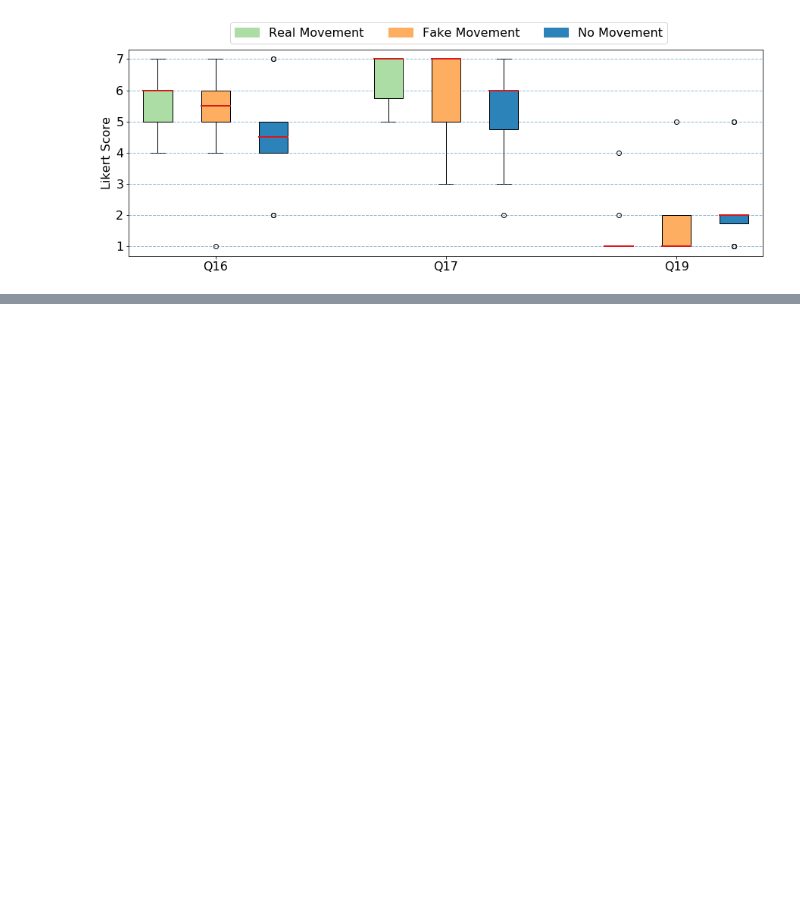
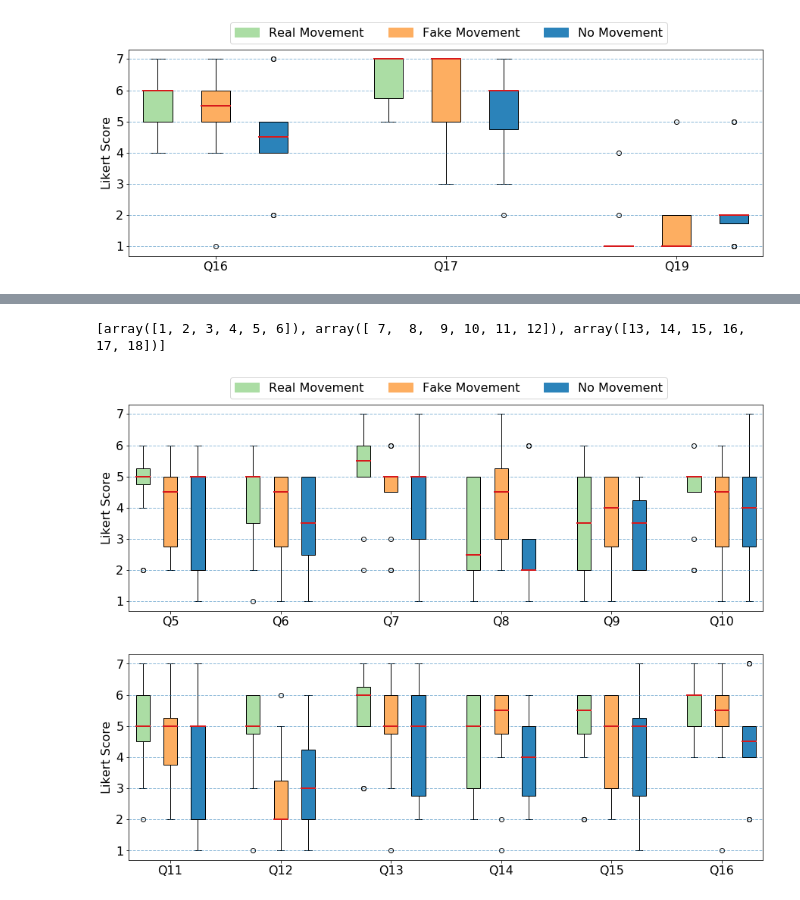
Before and after one commit to J0ekr/VR-Project-MeetingStudy, a Jupyter notebook: eval/plots-co-presence.ipynb, the cells around one changed output, grey strips where cells are left out. Saved outputs shown, nothing was run; the diff lists cells and outputs as text; code cells hidden in the pictures; blank space fills up the shorter version.

Commit message:
changed co presence box plots and other pictures

```diff
--- a/eval/plots-co-presence.ipynb
+++ b/eval/plots-co-presence.ipynb
@@ -174,3 +174,11 @@ for j in [questions1, questions2]:
 # %% [output]
 [figure]
 [figure]
+# %%
+pos = []
+for i in range(6*4):
+    if i%4 == 0:
+        continue
+    pos.append(i)
+
+pos
@@ -176,0 +187,72 @@ for j in [questions1, questions2]:
+# %%
+question_labels = ['Real Movement', 'Fake Movement', 'No Movement']
+colors = ['#abdda4','#fdae61','#2b83ba','#d7191c']
+
+questions = np.arange(1, 19)
+
+qlabels = [["Q5", "Q6", "Q7", "Q8", "Q9", "Q10"], ["Q11", "Q12", "Q13", "Q14", "Q15", "Q16"],
+      ["Q17", "Q18", "Q19", "Q20", "Q21", "Q22"]]
+
+qs = [np.arange(1, 7), np.arange(7, 13), np.arange(13, 19)]
+print(qs)
+patches = []
+for i in range(len(question_labels)):
+    patch = mpatches.Patch(color=colors[i], label=question_labels[i])
+    patches.append(patch)
+
+for k in range(len(qs)):
+
+    fig, ax = plt.subplots(1,figsize = (15,5))
+
+    plt.rcParams.update({'font.size': 16})
+
+
+    data = []
+    for i, q in enumerate(qs[k]):
+
+        real = df[df.condition == "real"][str(q)].values
+        fake = df[df.condition == "fake"][str(q)].values
+        none = df[df.condition == "none"][str(q)].values
+        data.append(real)
+        data.append(fake)
+        data.append(none)
+
+
+    bp = ax.boxplot(data, positions = pos, patch_artist=True)
+
+
+    ax.set_ylabel("Likert Score")
+    if(k == 0):
+        plt.legend(handles = patches,ncol = 3, bbox_to_anchor=(0.15, 1))
+
+    plt.xticks(np.arange(2, 24, 4), qlabels[k])
+
+
+
+    i = 1
+    for box in bp['boxes']:
+        if i % 3 == 1:
+            # change fill color
+            box.set( facecolor = colors[0] )
+        elif i%3 == 2:
+            box.set( facecolor = colors[1] )
+        else:
+            # change fill color
+            box.set( facecolor = colors[2] )
+        i += 1
+
+    for median in bp['medians']:
+        median.set(color=colors[3], linewidth=2)
+        #ax.set_xticklabels(["Low_level", "High_level"])
+
+
+    for i in range(1,8):
+        ax.axhline(y=i, xmin=0, xmax=21, linestyle = "--", alpha = 0.5,linewidth = 1, label=False)
+
+    plt.savefig("co-presenceAll" + str(k) + ".pdf", bbox_inches="tight")
+    plt.savefig("co-presenceAll" + str(k) + ".svg", bbox_inches="tight")
+    plt.show()
+# %% [output]
+[array([1, 2, 3, 4, 5, 6]), array([ 7,  8,  9, 10, 11, 12]), array([13, 14, 15, 16, 17, 18])]
+[figure, added]
+[figure, added]
```
Also changed, not shown: parts of 4 cells of this notebook, 8 other files.
